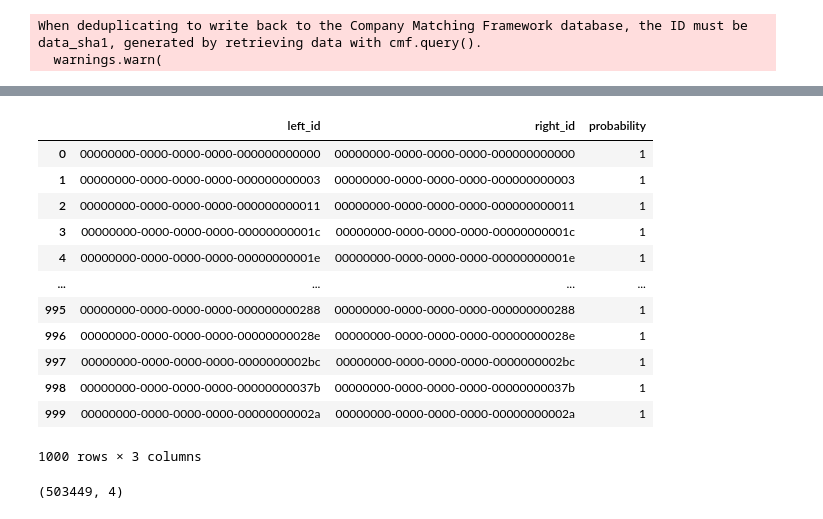
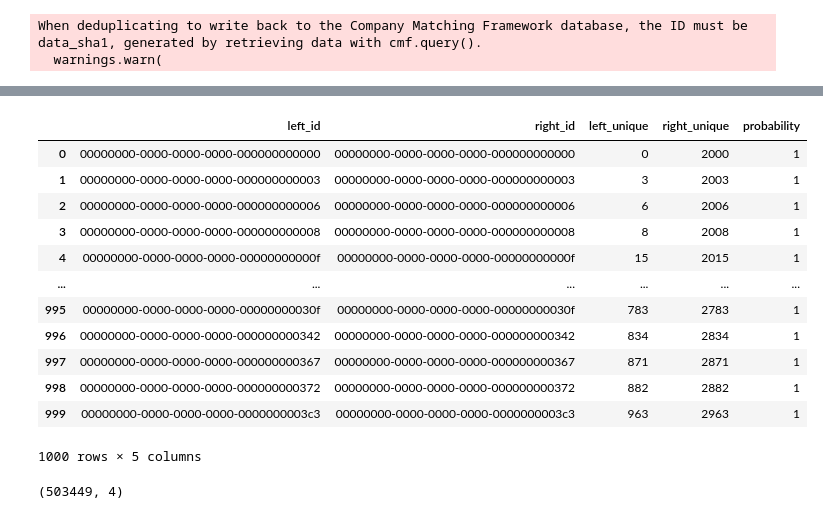
Before and after one commit to will-langdale/matchbox, a Jupyter notebook: notebooks/archive/WL_deduper.ipynb, the cells around one changed output, grey strips where cells are left out. Saved outputs shown, nothing was run; the diff lists cells and outputs as text; code cells hidden in the pictures.

```diff
--- a/notebooks/archive/WL_deduper.ipynb
+++ b/notebooks/archive/WL_deduper.ipynb
@@ -39,8 +22,16 @@ df.assign(company_name=lambda df: df["company_name"] + " Corp")
 # %%
-df_crn = pd.DataFrame(np.repeat(df.filter(["company_name", "crn"]).values, 3, axis=0))
-df_crn.columns = ["company_name", "crn"]
-df_crn.reset_index(names="id", inplace=True)
+df_raw = df.filter(["company_name", "crn"])
+df_crn = pd.concat(
+    [
+        df_raw.assign(company_name=lambda df: df["company_name"] + " Limited"),
+        df_raw.assign(company_name=lambda df: df["company_name"] + " UK"),
+        df_raw.assign(company_name=lambda df: df["company_name"] + " Company"),
+    ]
+)
+
+df_crn["id"] = range(df_crn.shape[0])
+df_crn = df_crn.filter(["id", "company_name", "crn"])
 df_crn["id"] = df_crn["id"].apply(lambda x: uuid.UUID(int=x))
-df_crn.head(7)
+df_crn.query("company_name.str.lower().str.contains('people')")
 # %% [output]
 |  | id | company_name | crn |
@@ -53,0 +41,8 @@ df_crn.head(7)
+# %%
+# Clean
+cleaner_name = cleaner(
+    function=company_name, arguments={"column": "company_name"}
+)
+cleaner_crn = cleaners(cleaner_name)
+
+df_cleaned = process(data=df_crn, pipeline=cleaner_crn)
@@ -92,44 +109,52 @@ dh_deduped.inspect_with_source(
 # %%
 import duckdb
+
+df_cleaned_2 = df_cleaned.copy()
 
 join_clause = []
 for field in ["company_name", "crn"]:
     join_clause.append(f"l.{field} = r.{field}")
 join_clause_compiled = " and ".join(join_clause)
 
+df_cleaned_2["_unique_e4003b"] = range(df_cleaned_2.shape[0])
+
 duckdb.sql(
     f"""
     select distinct on (list_sort([raw.left_id, raw.right_id]))
         raw.left_id,
         raw.right_id,
+        raw.left_unique,
+        raw.right_unique,
         1 as probability
     from (
         select
             l.id as left_id,
-            r.id as right_id
+            r.id as right_id,
+            l._unique_e4003b as left_unique,
+            r._unique_e4003b as right_unique
         from
-            df_cleaned l
-        inner join df_cleaned r on
+            df_cleaned_2 l
+        inner join df_cleaned_2 r on
             (
                 {join_clause_compiled}
             )
     ) raw;
 """
 ).df()
 # %% [output]
-|  | left_id | right_id | probability |
-| 0 | 00000000-0000-0000-0000-000000000000 | 00000000-0000-0000-0000-000000000000 | 1 |
-| 1 | 00000000-0000-0000-0000-000000000003 | 00000000-0000-0000-0000-000000000003 | 1 |
-| 2 | 00000000-0000-0000-0000-000000000011 | 00000000-0000-0000-0000-000000000011 | 1 |
-| 3 | 00000000-0000-0000-0000-00000000001c | 00000000-0000-0000-0000-00000000001c | 1 |
-| 4 | 00000000-0000-0000-0000-00000000001e | 00000000-0000-0000-0000-00000000001e | 1 |
-| ... | ... | ... | ... |
-| 995 | 00000000-0000-0000-0000-000000000288 | 00000000-0000-0000-0000-000000000288 | 1 |
-| 996 | 00000000-0000-0000-0000-00000000028e | 00000000-0000-0000-0000-00000000028e | 1 |
-| 997 | 00000000-0000-0000-0000-0000000002bc | 00000000-0000-0000-0000-0000000002bc | 1 |
-| 998 | 00000000-0000-0000-0000-00000000037b | 00000000-0000-0000-0000-00000000037b | 1 |
-| 999 | 00000000-0000-0000-0000-00000000002a | 00000000-0000-0000-0000-00000000002a | 1 |
+|  | left_id | right_id | left_unique | right_unique | probability |
+| 0 | 00000000-0000-0000-0000-000000000000 | 00000000-0000-0000-0000-000000000000 | 0 | 2000 | 1 |
+| 1 | 00000000-0000-0000-0000-000000000003 | 00000000-0000-0000-0000-000000000003 | 3 | 2003 | 1 |
+| 2 | 00000000-0000-0000-0000-000000000006 | 00000000-0000-0000-0000-000000000006 | 6 | 2006 | 1 |
+| 3 | 00000000-0000-0000-0000-000000000008 | 00000000-0000-0000-0000-000000000008 | 8 | 2008 | 1 |
+| 4 | 00000000-0000-0000-0000-00000000000f | 00000000-0000-0000-0000-00000000000f | 15 | 2015 | 1 |
+| ... | ... | ... | ... | ... | ... |
+| 995 | 00000000-0000-0000-0000-00000000030f | 00000000-0000-0000-0000-00000000030f | 783 | 2783 | 1 |
+| 996 | 00000000-0000-0000-0000-000000000342 | 00000000-0000-0000-0000-000000000342 | 834 | 2834 | 1 |
+| 997 | 00000000-0000-0000-0000-000000000367 | 00000000-0000-0000-0000-000000000367 | 871 | 2871 | 1 |
+| 998 | 00000000-0000-0000-0000-000000000372 | 00000000-0000-0000-0000-000000000372 | 882 | 2882 | 1 |
+| 999 | 00000000-0000-0000-0000-0000000003c3 | 00000000-0000-0000-0000-0000000003c3 | 963 | 2963 | 1 |
-1000 rows × 3 columns
+1000 rows × 5 columns
 # %%
 # Select
 dh = query(
```
Also changed, not shown: parts of 12 cells of this notebook, 5 other files.
